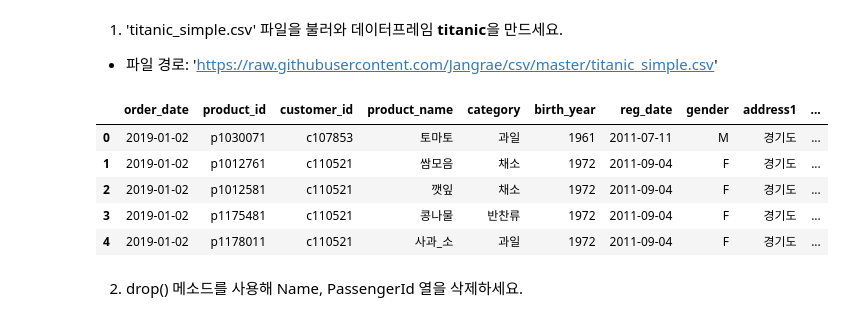
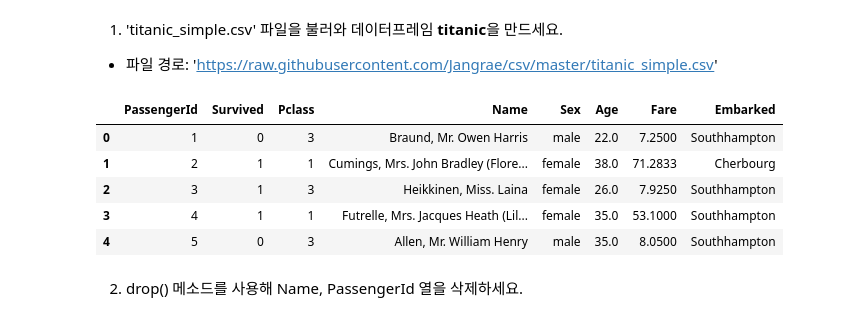
Before and after one commit to Jangrae/ipynb, a Jupyter notebook: P4_[실습]_데이터프레임_변경(1).ipynb, the cells around one changed output. Saved outputs shown, nothing was run; the diff lists cells and outputs as text; code cells hidden in the pictures.

```diff
--- a/P4_[실습]_데이터프레임_변경(1).ipynb
+++ b/P4_[실습]_데이터프레임_변경(1).ipynb
@@ -21,18 +21,18 @@ import numpy as np
 - 파일 경로: 'https://raw.githubusercontent.com/Jangrae/csv/master/titanic_simple.csv'
 # %%
 # titanic 데이터 불러오기
-file_path = 'https://raw.githubusercontent.com/Jangrae/csv/master/retail_new.csv'
+file_path = 'https://raw.githubusercontent.com/Jangrae/csv/master/titanic_simple.csv'
 titanic = pd.read_csv(file_path, sep = ',')
 
 # 확인
 titanic.head()
 # %% [output]
-|  | order_date | product_id | customer_id | product_name | category | birth_year | reg_date | gender | address1 | ... |
-| 0 | 2019-01-02 | p1030071 | c107853 | 토마토 | 과일 | 1961 | 2011-07-11 | M | 경기도 | ... |
-| 1 | 2019-01-02 | p1012761 | c110521 | 쌈모음 | 채소 | 1972 | 2011-09-04 | F | 경기도 | ... |
-| 2 | 2019-01-02 | p1012581 | c110521 | 깻잎 | 채소 | 1972 | 2011-09-04 | F | 경기도 | ... |
-| 3 | 2019-01-02 | p1175481 | c110521 | 콩나물 | 반찬류 | 1972 | 2011-09-04 | F | 경기도 | ... |
-| 4 | 2019-01-02 | p1178011 | c110521 | 사과_소 | 과일 | 1972 | 2011-09-04 | F | 경기도 | ... |
+|  | PassengerId | Survived | Pclass | Name | Sex | Age | Fare | Embarked |
+| 0 | 1 | 0 | 3 | Braund, Mr. Owen Harris | male | 22.0 | 7.2500 | Southhampton |
+| 1 | 2 | 1 | 1 | Cumings, Mrs. John Bradley (Flore... | female | 38.0 | 71.2833 | Cherbourg |
+| 2 | 3 | 1 | 3 | Heikkinen, Miss. Laina | female | 26.0 | 7.9250 | Southhampton |
+| 3 | 4 | 1 | 1 | Futrelle, Mrs. Jacques Heath (Lil... | female | 35.0 | 53.1000 | Southhampton |
+| 4 | 5 | 0 | 3 | Allen, Mr. William Henry | male | 35.0 | 8.0500 | Southhampton |
 # %% [markdown]
 2) drop() 메소드를 사용해 Name, PassengerId 열을 삭제하세요.
 # %%
```
Also changed, not shown: parts of 9 cells of this notebook.
